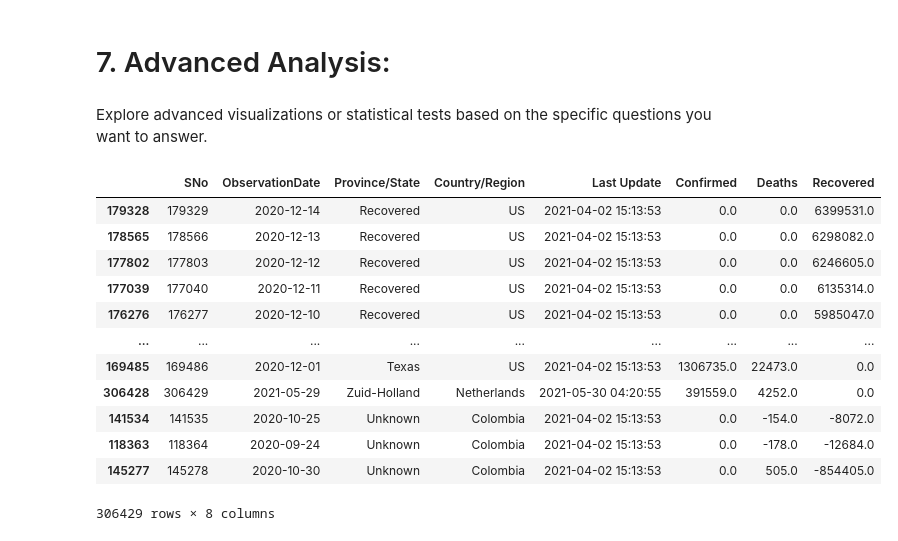
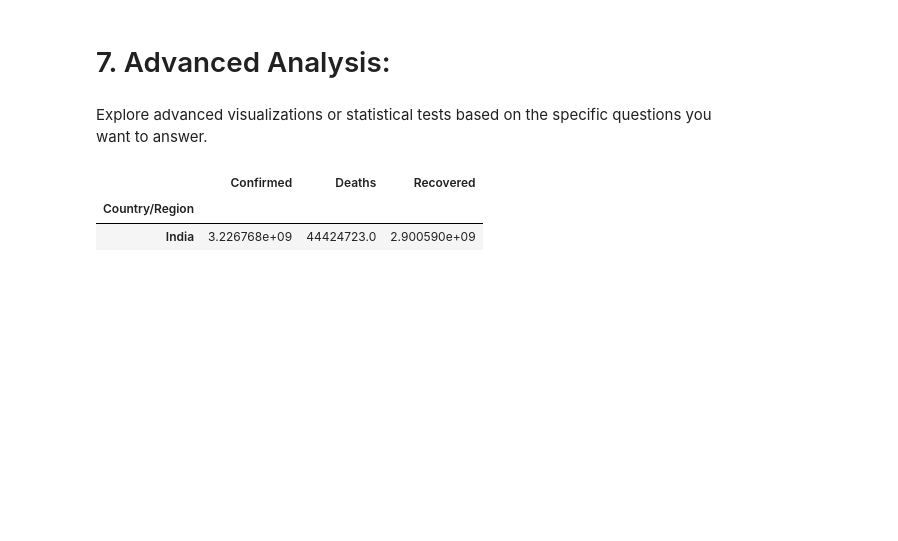
Before and after one commit to riz330/COVID19-Analytics, a Jupyter notebook: Project_Python_(CovidAnalysis) (1).ipynb, the cells around one changed output. Saved outputs shown, nothing was run; the diff lists cells and outputs as text; code cells hidden in the pictures; blank space fills up the shorter version.

```diff
--- a/Project_Python_(CovidAnalysis) (1).ipynb
+++ b/Project_Python_(CovidAnalysis) (1).ipynb
@@ -182,29 +146,17 @@ total_recovered=df['Recovered'].groupby(by=df['Country/Region']).sum()
 total_deaths=df['Deaths'].groupby(by=df['Country/Region']).sum()
 # %%
 # Identify the countries/regions with the highest number of confirmed cases, deaths, and recoveries.
-ab=df.sort_values(by='Confirmed',ascending=False)
-# ab
-high_conf=ab.head(1)
-bc=df.sort_values(by='Deaths',ascending=False)
-# bc
-high_death=bc.head(1)
-cd=df.sort_values(by='Recovered',ascending=False)
-# cd
-high_recov=cd.head(1)
+a=df.groupby('Country/Region').agg({'Confirmed':'sum','Deaths':'sum','Recovered':'sum'})
+ab=a.sort_values(by='Confirmed',ascending=False)
+bc=a.sort_values(by='Deaths',ascending=False)
+cd=a.sort_values(by='Recovered',ascending=False)
+ab.head(1)#highestnoofconfirmed
+bc.head(1)#highestnoofdeaths
+cd.head(1)#highestnoofrecovered
 # %% [output]
-|  | SNo | ObservationDate | Province/State | Country/Region | Last Update | Confirmed | Deaths | Recovered |
-| 179328 | 179329 | 2020-12-14 | Recovered | US | 2021-04-02 15:13:53 | 0.0 | 0.0 | 6399531.0 |
-| 178565 | 178566 | 2020-12-13 | Recovered | US | 2021-04-02 15:13:53 | 0.0 | 0.0 | 6298082.0 |
-| 177802 | 177803 | 2020-12-12 | Recovered | US | 2021-04-02 15:13:53 | 0.0 | 0.0 | 6246605.0 |
-| 177039 | 177040 | 2020-12-11 | Recovered | US | 2021-04-02 15:13:53 | 0.0 | 0.0 | 6135314.0 |
-| 176276 | 176277 | 2020-12-10 | Recovered | US | 2021-04-02 15:13:53 | 0.0 | 0.0 | 5985047.0 |
-| ... | ... | ... | ... | ... | ... | ... | ... | ... |
-| 169485 | 169486 | 2020-12-01 | Texas | US | 2021-04-02 15:13:53 | 1306735.0 | 22473.0 | 0.0 |
-| 306428 | 306429 | 2021-05-29 | Zuid-Holland | Netherlands | 2021-05-30 04:20:55 | 391559.0 | 4252.0 | 0.0 |
-| 141534 | 141535 | 2020-10-25 | Unknown | Colombia | 2021-04-02 15:13:53 | 0.0 | -154.0 | -8072.0 |
-| 118363 | 118364 | 2020-09-24 | Unknown | Colombia | 2021-04-02 15:13:53 | 0.0 | -178.0 | -12684.0 |
-| 145277 | 145278 | 2020-10-30 | Unknown | Colombia | 2021-04-02 15:13:53 | 0.0 | 505.0 | -854405.0 |
+|  | Confirmed | Deaths | Recovered |
+| Country/Region |  |  |  |
+| India | 3.226768e+09 | 44424723.0 | 2.900590e+09 |
-306429 rows × 8 columns
 # %%
 # Visualize the distribution of deaths using bar chart
 plt.hist(df['Deaths'],bins=10)
```
Also changed, not shown: parts of 6 cells of this notebook.
